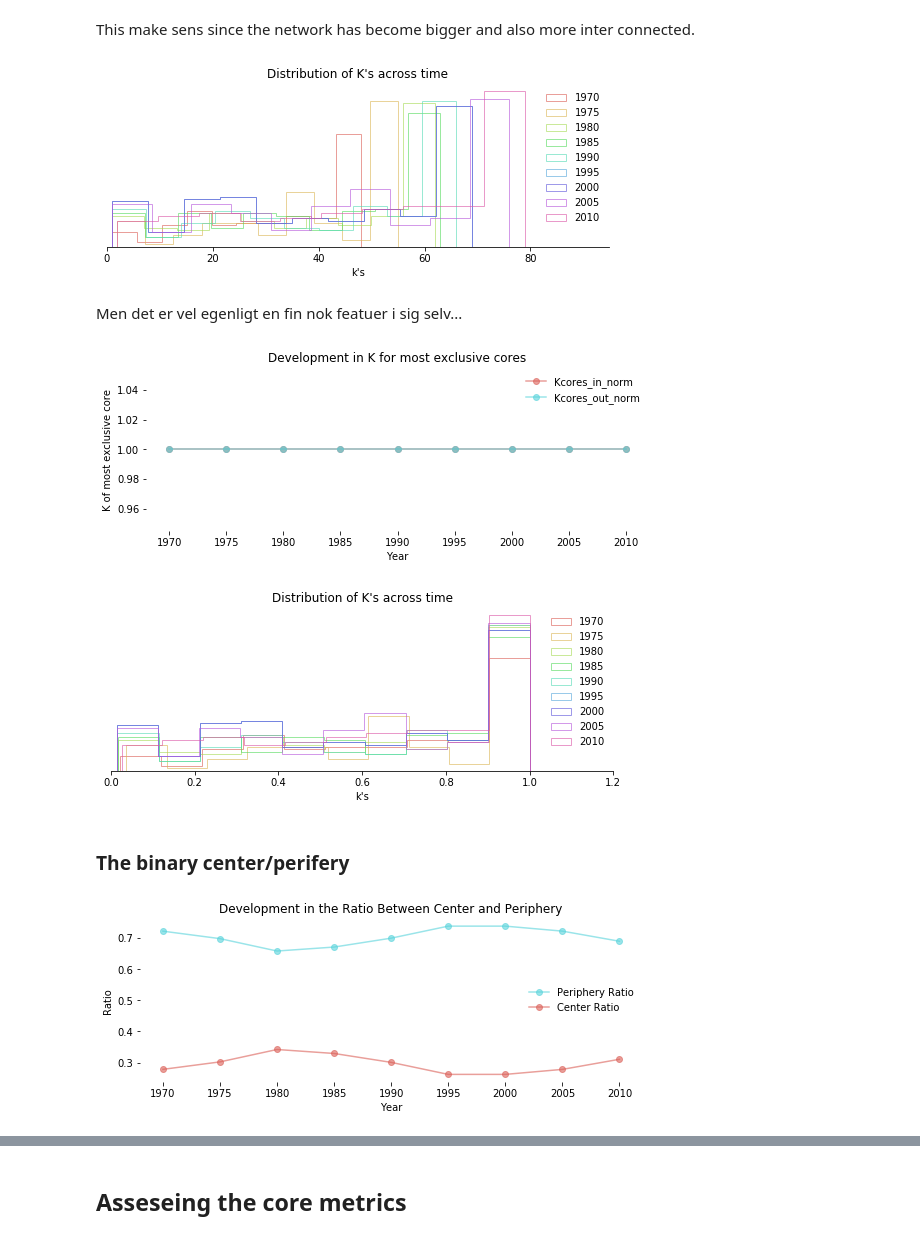
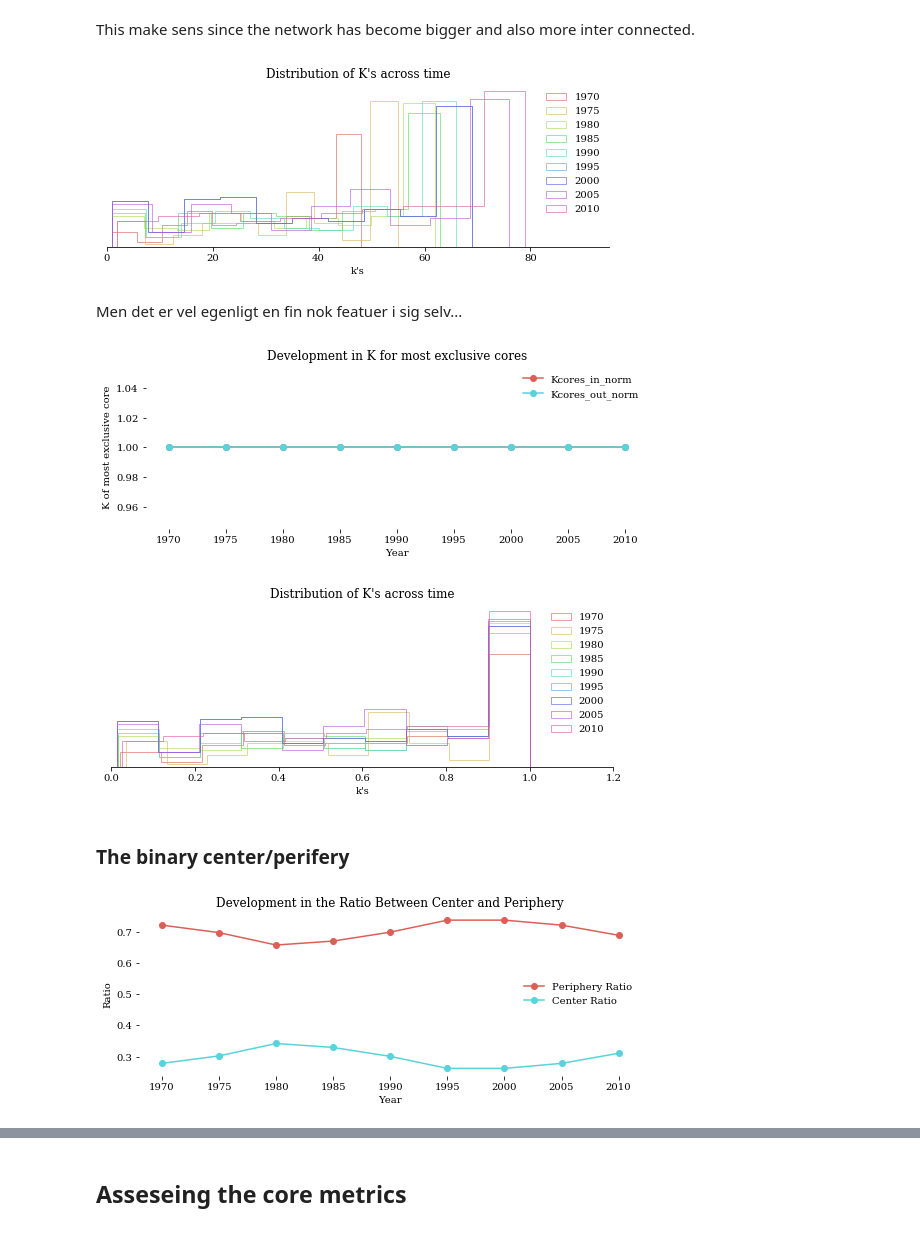
Before and after one commit to Polichinel/SNA, a Jupyter notebook: main_py.ipynb, the cells around one changed output, grey strips where cells are left out. Saved outputs shown, nothing was run; the diff lists cells and outputs as text; code cells hidden in the pictures.

```diff
--- a/main_py.ipynb
+++ b/main_py.ipynb
@@ -16,6 +16,10 @@ from networkx.drawing.nx_agraph import graphviz_layout
 import graphviz
 
 from collections import Counter
+
+
+import matplotlib as mpl
+mpl.rc('font',family='serif')
 # %%
 df = pd.read_csv("diplodata_network_full.csv", index_col= 0)
 df.reset_index(inplace = True, drop= True)
@@ -656,7 +676,7 @@ get_k_size()
 # %% [markdown]
 This make sens since the network has become bigger and also more inter connected.
 # %%
-def k_core_hist(df=df, metric = 'Kcores_all'):
+def k_core_hist(df=df, metric = 'Kcores_all', fig_title = 'test.pdf'):
 
     plt.figure(figsize=[9,3])
     years = [1970, 1975, 1980, 1985, 1990, 1995, 2000, 2005, 2010]
@@ -689,11 +709,13 @@ def k_core_hist(df=df, metric = 'Kcores_all'):
     plt.legend(frameon = False)
 
 
+    plt.savefig(fig_title, bbox_inches="tight")
+
     plt.show()
 
-k_core_hist()
+k_core_hist(fig_title = 'unnormalized_hist.pdf')
 # %% [output]
-[figure, old version]
+[figure, new version]
 # %% [markdown]
 Men det er vel egenligt en fin nok featuer i sig selv...
 # %%
@@ -708,13 +730,13 @@ norm_k_cores()
 norm_k_cores(metric = 'Kcores_in')
 norm_k_cores(metric = 'Kcores_out')
 # %%
-get_k_size(metric1= 'Kcores_in_norm', metric2= 'Kcores_out_norm')
+get_k_size(metric1= 'Kcores_in_norm', metric2= 'Kcores_out_norm', fig_title = 'devl_Kcores_norm.pdf')
 # %% [output]
-[figure, old version]
+[figure, new version]
 # %%
-k_core_hist(metric='Kcores_all_norm')
+k_core_hist(metric='Kcores_all_norm', fig_title = 'normalized_hist.pdf')
 # %% [output]
-[figure, old version]
+[figure, new version]
 # %% [markdown]
 ### The binary center/perifery
 # %%
@@ -757,34 +779,34 @@ def center_ratio_plot(df=df):
     # Ratio plot
     colors = sns.palettes.color_palette(palette = "hls", n_colors = 2)
 
     plt.figure(figsize= [9,3])
 
     label1 = 'Center Ratio'
     label2 = 'Periphery Ratio'
 
     x = years
     y1 = center_ratio_list
     y2 = periphery_list
 
-    plt.plot(x, y2, '-o', alpha = 0.6, color = colors[1], label = label2)
-    plt.plot(x,y1,'-o',alpha = 0.6, color = colors[0], label = label1)
+    plt.plot(x, y2, '-o', alpha = 1, color = colors[0], label = label2)
+    plt.plot(x,y1,'-o',alpha = 1, color = colors[1], label = label1)
 
     plt.xlabel('Year')
     plt.ylabel("Ratio")#right
 
     plt.title('Development in the Ratio Between Center and Periphery')
 
     sns.despine(left = True, bottom = True)
     #plt.grid()
     plt.legend(frameon = False)
 
     fig_title = 'center_periphery_ratio.pdf'
     plt.savefig(fig_title, bbox_inches="tight")
 
 
     plt.show()
 
 center_ratio_plot()
 # %% [output]
-[figure, old version]
+[figure, new version]
 # %%
```
Also changed, not shown: parts of 42 cells of this notebook, 2 other files.
